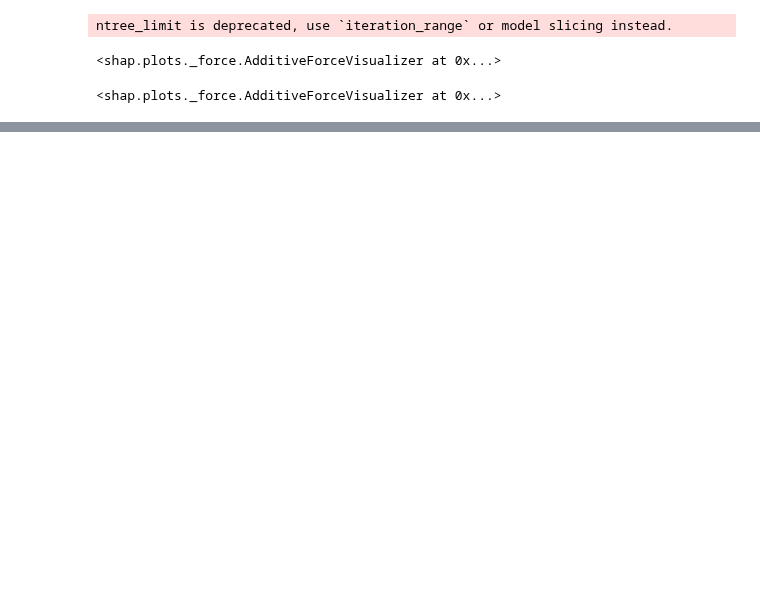
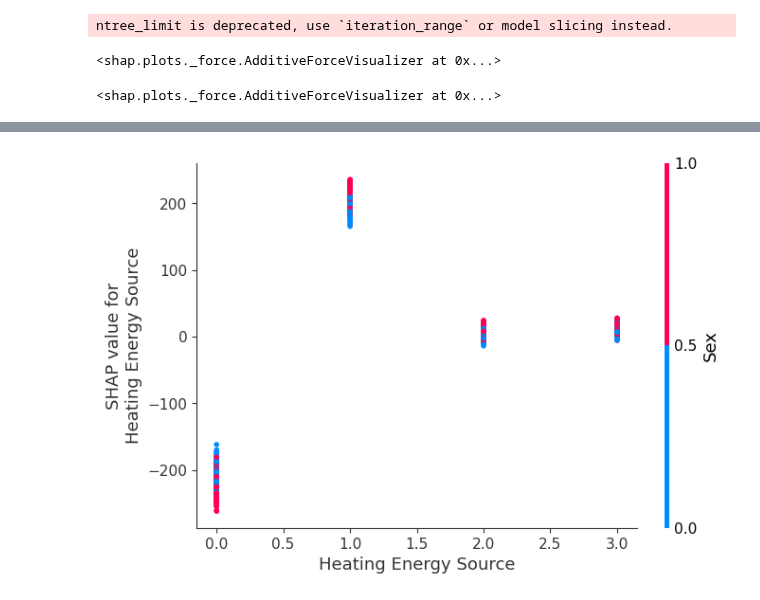
Before and after one commit to kayvinsoo7/HAALSI_work, a Jupyter notebook: mdscan-master/carbon/carbon_emissions.ipynb, the cells around one changed output, grey strips where cells are left out. Saved outputs shown, nothing was run; the diff lists cells and outputs as text; code cells hidden in the pictures; blank space fills up the shorter version.

```diff
--- a/mdscan-master/carbon/carbon_emissions.ipynb
+++ b/mdscan-master/carbon/carbon_emissions.ipynb
@@ -911,0 +942,6 @@ shap.plots.force(explanation[39], plot_cmap='PkYg')
+# %%
+shap.dependence_plot("Heating Energy Source", shap_values11, X_test, show=False)
+# plt.xlim(80, 225)
+plt.show()
+# %% [output]
+[figure, added]
```
Also changed, not shown: parts of 14 cells of this notebook.
